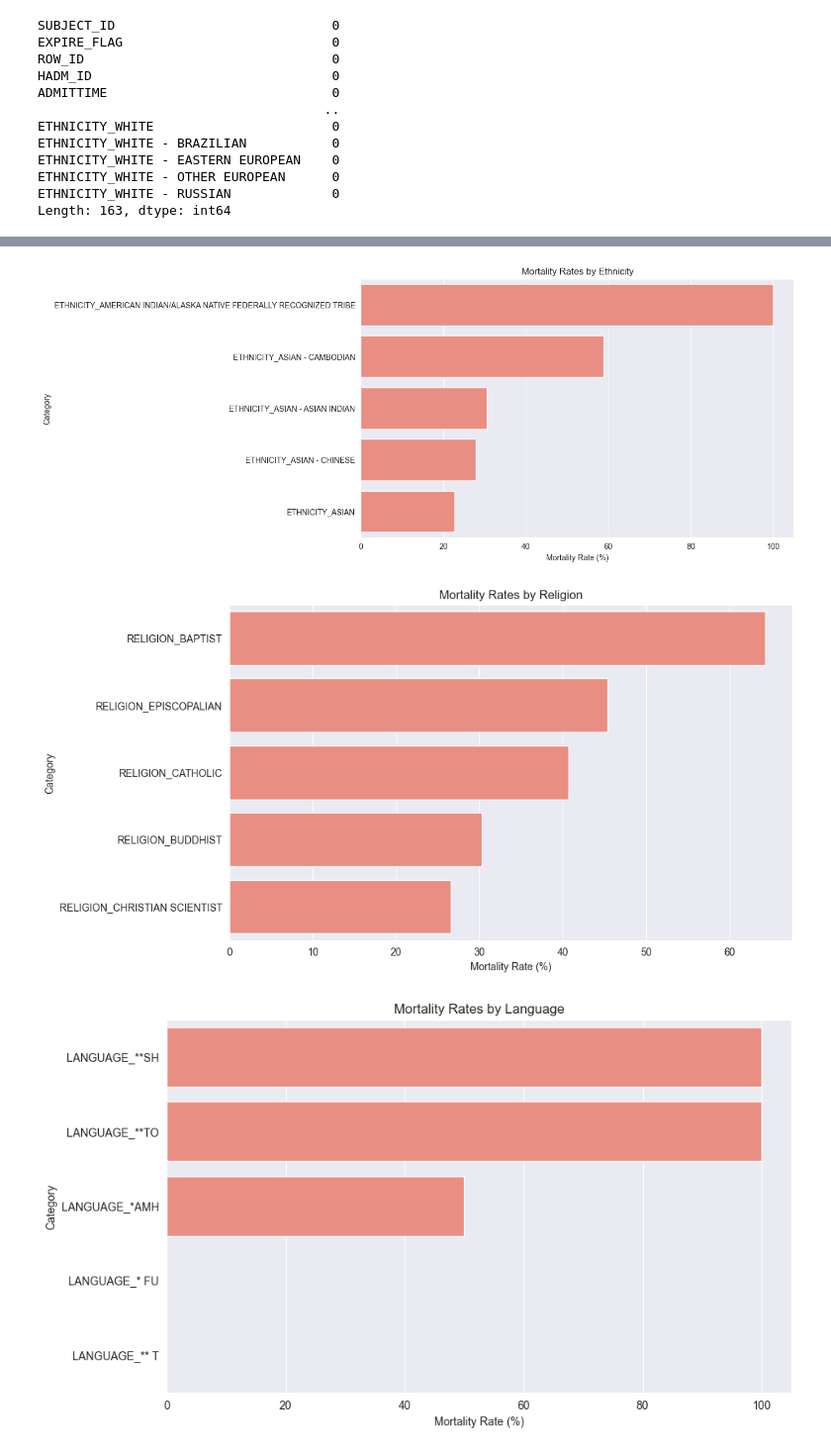
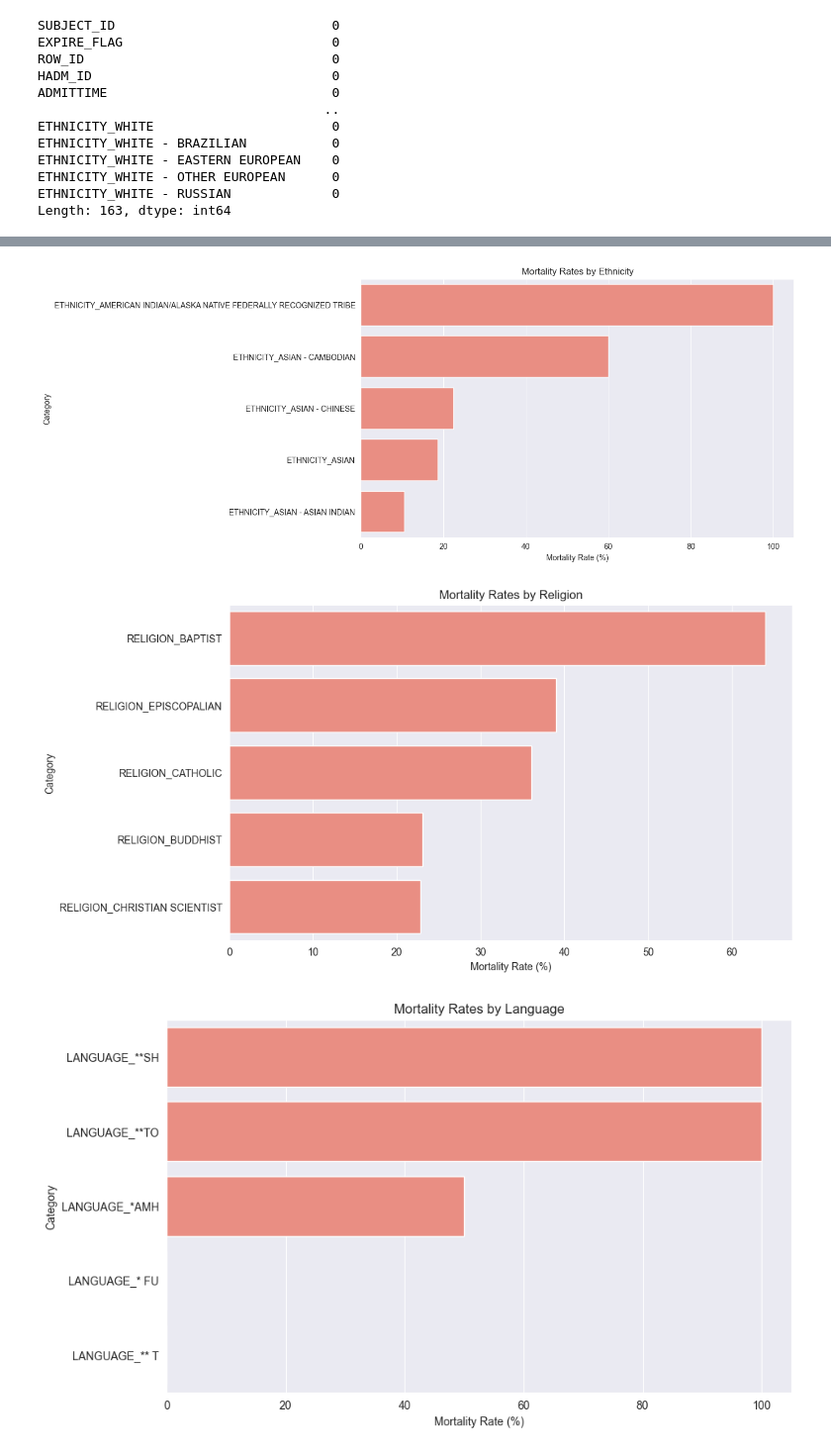
Before and after one commit to Math2130/MIMIC-III-Mortality-Analysis, a Jupyter notebook: VisualizationDemographics.ipynb, the cells around one changed output, grey strips where cells are left out. Shown at 99% size. Drawn from its saved outputs; the diff is of its cells as text; code cells hidden in the pictures.

```diff
--- a/VisualizationDemographics.ipynb
+++ b/VisualizationDemographics.ipynb
@@ -101,28 +148,31 @@ plot_demographic_distribution(language_columns, 'Language Distribution', 7)
 # %%
-# Function to calculate and plot mortality rates for given demographic categories
-def plot_mortality_rates(columns, title):
+def plot_mortality_rates_corrected(columns, title):
     mortality_rates = {}
     for col in columns:
-        if merged_df[col].sum() > 0:
-            mortality_rate = merged_df.groupby(col)['EXPIRE_FLAG'].mean()[1] * 100
-            mortality_rates[col] = mortality_rate
+        group_mean = merged_df.groupby(col)['EXPIRE_FLAG'].mean()
+        if len(group_mean) > 1:  # Ensure there are at least two groups (0 and 1 for the demographic variable)
+            mortality_rate = group_mean.loc[True] * 100  # Specifically use .loc[True] to avoid indexing issues
+        else:
+            mortality_rate = 0  # Default to 0 if there's no variation in the group
+        mortality_rates[col] = mortality_rate
 
     # Sorting the mortality rates for plotting
     mortality_rates_sorted = {k: v for k, v in sorted(mortality_rates.items(), key=lambda item: item[1], reverse=True)}
 
     # Creating the plot
     plt.figure(figsize=(10, 6))
     sns.barplot(x=list(mortality_rates_sorted.values()), y=list(mortality_rates_sorted.keys()), color="salmon")
     plt.title(f'Mortality Rates by {title}')
     plt.xlabel('Mortality Rate (%)')
     plt.ylabel('Category')
     plt.show()
 
-# Plotting mortality rates across a few selected demographic categories
-plot_mortality_rates(ethnicity_columns[:5], 'Ethnicity')
-plot_mortality_rates(religion_columns[:5], 'Religion')
-plot_mortality_rates(language_columns[:5], 'Language')
+
+# Each bar represents the mortality rate (%) within the respective category.
+plot_mortality_rates_corrected(ethnicity_columns[:5], 'Ethnicity')
+plot_mortality_rates_corrected(religion_columns[:5], 'Religion')
+plot_mortality_rates_corrected(language_columns[:5], 'Language')
 # %% [output]
-[figure, old version]
+[figure, new version]
-[figure, old version]
+[figure, new version]
 [figure]
```
Also changed, not shown: parts of 7 cells of this notebook.
